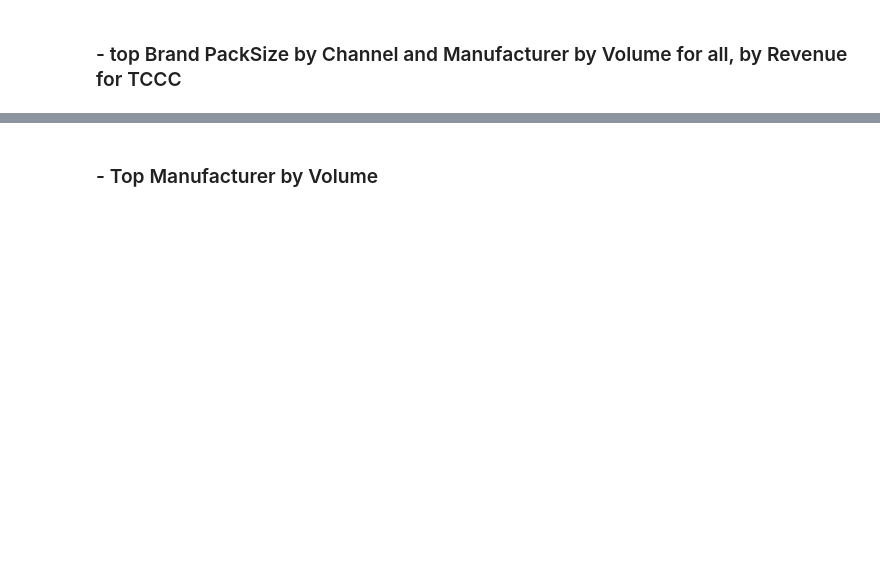
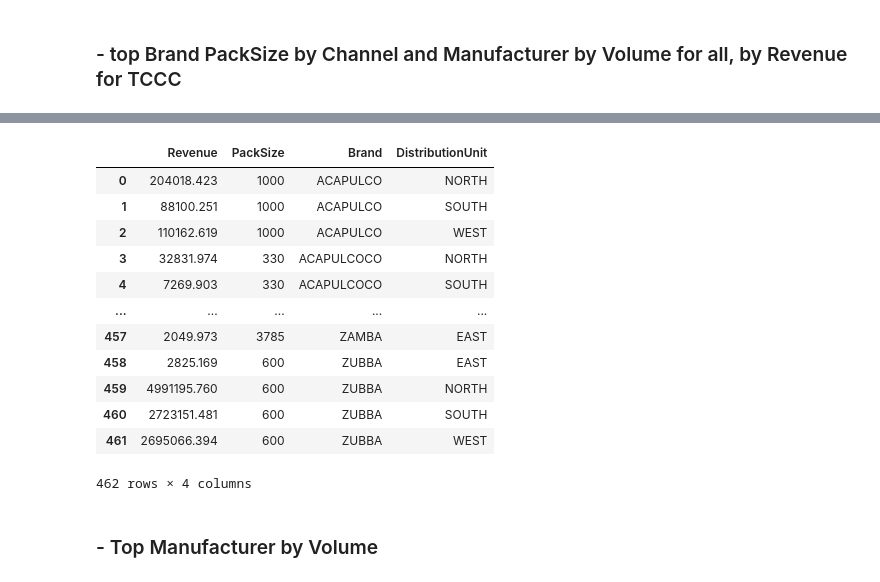
Before and after one commit to BRomanchuk/products-metrics, a Jupyter notebook: eda_products.ipynb, the cells around one changed output, grey strips where cells are left out. Saved outputs shown, nothing was run; the diff lists cells and outputs as text; code cells hidden in the pictures; blank space fills up the shorter version.

```diff
--- a/eda_products.ipynb
+++ b/eda_products.ipynb
@@ -192,3 +180,21 @@ pack_size.head()
+# %%
+# join TCCC tables to get PackSize
+tccc_pack_size = tccc_top_ps.merge(tccc_packsizes, on='Revenue', suffixes=('_', '')).loc[:, 'Revenue':'DistributionUnit']
+tccc_pack_size
+# %% [output]
+|  | Revenue | PackSize | Brand | DistributionUnit |
+| 0 | 204018.423 | 1000 | ACAPULCO | NORTH |
+| 1 | 88100.251 | 1000 | ACAPULCO | SOUTH |
+| 2 | 110162.619 | 1000 | ACAPULCO | WEST |
+| 3 | 32831.974 | 330 | ACAPULCOCO | NORTH |
+| 4 | 7269.903 | 330 | ACAPULCOCO | SOUTH |
+| ... | ... | ... | ... | ... |
+| 457 | 2049.973 | 3785 | ZAMBA | EAST |
+| 458 | 2825.169 | 600 | ZUBBA | EAST |
+| 459 | 4991195.760 | 600 | ZUBBA | NORTH |
+| 460 | 2723151.481 | 600 | ZUBBA | SOUTH |
+| 461 | 2695066.394 | 600 | ZUBBA | WEST |
+462 rows × 4 columns
 # %% [markdown]
 ### - Top Manufacturer by Volume
 # %%
```
Also changed, not shown: parts of 28 cells of this notebook.
